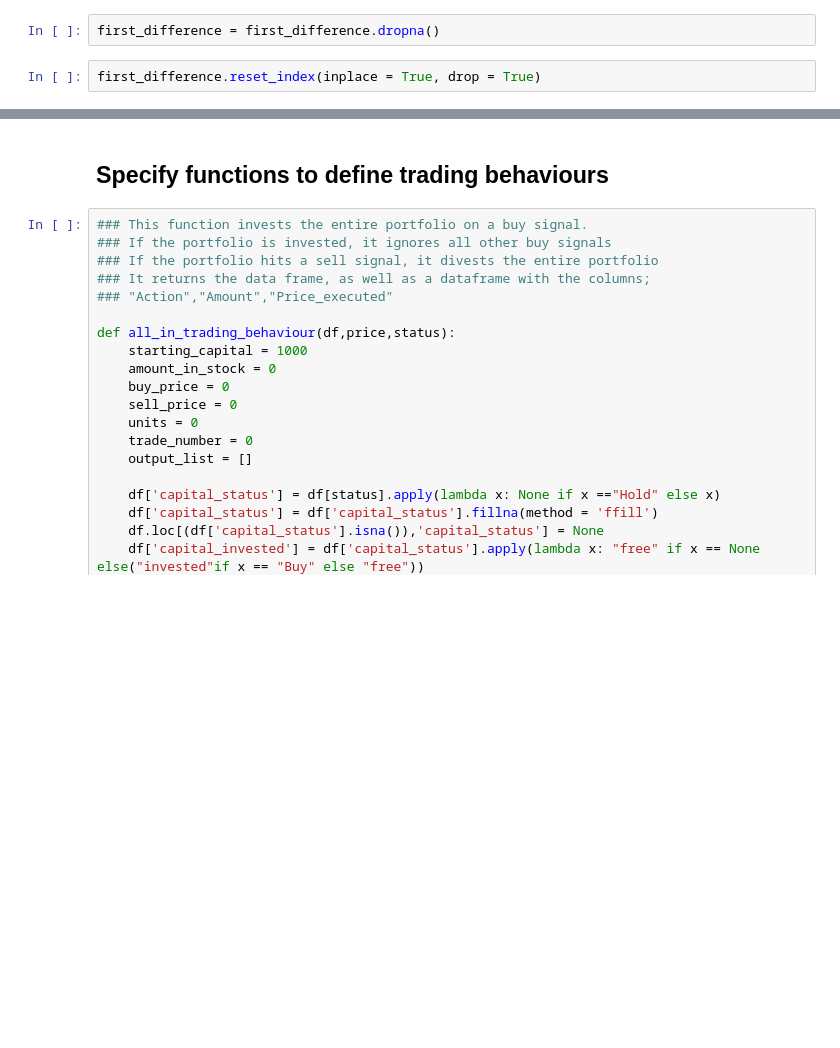
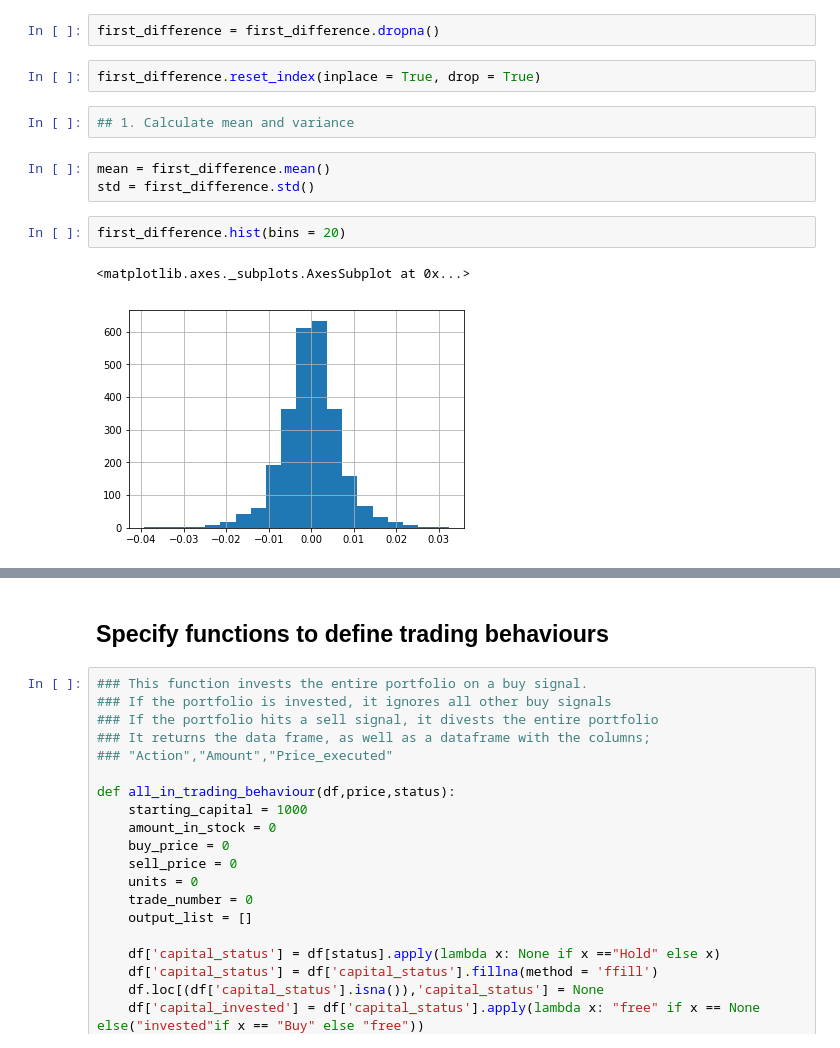
Before and after one commit to HugoLu88/Strategy-creation, a Jupyter notebook: strategy_elastic_net.ipynb, the cells around one changed output, grey strips where cells are left out. Cells and saved outputs as stored; diff of their text form; blank space fills up the shorter version.

```diff
--- a/strategy_elastic_net.ipynb
+++ b/strategy_elastic_net.ipynb
@@ -209,3 +215,13 @@ first_difference = pricing_data_copy['price_dif']
 first_difference = first_difference.dropna()
 # %%
 first_difference.reset_index(inplace = True, drop = True)
+# %%
+## 1. Calculate mean and variance
+# %%
+mean = first_difference.mean()
+std = first_difference.std()
+# %%
+first_difference.hist(bins = 20)
+# %% [output]
+<matplotlib.axes._subplots.AxesSubplot at 0x...>
+[figure, added]
```
Also changed, not shown: parts of 6 cells of this notebook.
